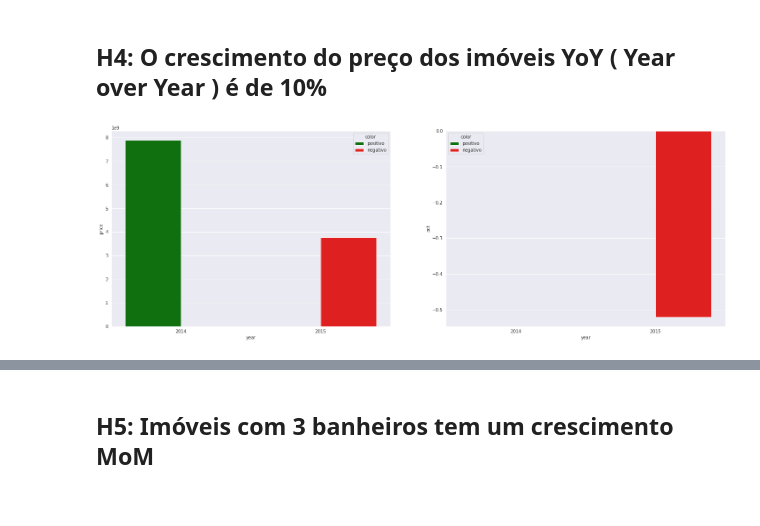
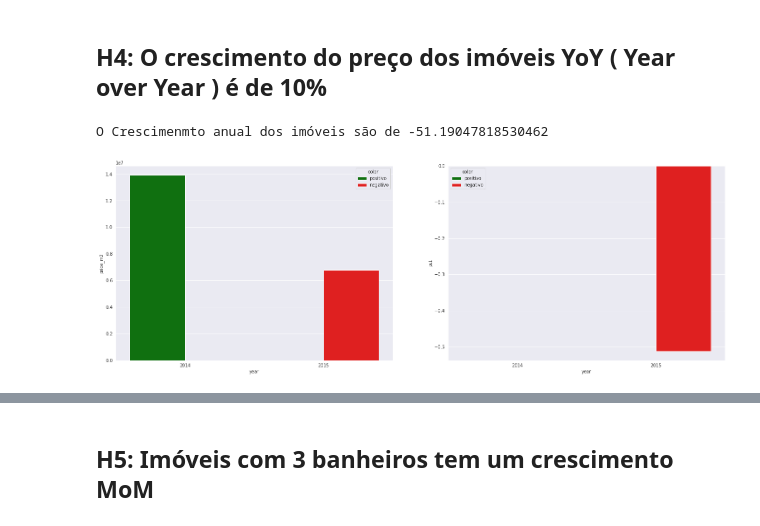
Before and after one commit to guiaraujofreitas/python_do_zero, a Jupyter notebook: Projetos_de_Insights_HouseRocket.ipynb, the cells around one changed output, grey strips where cells are left out. Drawn from its saved outputs; the diff is of its cells as text; code cells hidden in the pictures.

```diff
--- a/Projetos_de_Insights_HouseRocket.ipynb
+++ b/Projetos_de_Insights_HouseRocket.ipynb
@@ -393,32 +397,37 @@ A diferença é de 3.62 %.
 # %%
 
 # separando, agrupando e somando os valores dos respectivos anos do DF
-by_year = df[['price','year']].groupby('year').sum().reset_index()
+by_year = df[['price_m2','year']].groupby('year').sum().reset_index()
 
 
 # fazendo o calculo % utilizndo função do pandas pct._charge() para calcular a diferença do ano para outro
-by_year['pct'] = by_year['price'].pct_change()
+by_year['pct'] = by_year['price_m2'].pct_change()
 
 #criando coluna para indentificar quais são os anos negativos e positivo
 by_year['color'] = by_year['pct'].apply(lambda x: 'negativo' if x<0 else 'positivo')
+
+crescimento = by_year['pct'].loc[1] * 100
+
+print('O Crescimenmto anual dos imóveis são de {}'.format( crescimento ) )
 
 # ===== montagem do gráfico ======= #
 # tamanho do gŕafico
 fig = plt.figure(figsize=(25,18))
 # estilo do gráfico
 sns.set_style('darkgrid')
 
 # selecionado as cores do gráfico
 color = ['green','red']
 
 #plotando o gráfico
 plt.subplot(2,2,1)
-sns.barplot(x = 'year', y = 'price',hue = 'color', palette = color, data= by_year);
+sns.barplot(x = 'year', y = 'price_m2',hue = 'color', palette = color, data= by_year);
 
 plt.subplot(2,2,2)
 sns.barplot(x= 'year', y = 'pct', data= by_year, hue ='color',palette = color);
 #sns.barplot(x= 'year', y = 'pct', data= by_year, hue ='color',palette = color);
 
 plt.show()
 # %% [output]
+O Crescimenmto anual dos imóveis são de -51.19047818530462
-[figure, old version]
+[figure, new version]
```
Also changed, not shown: parts of 6 cells of this notebook.
